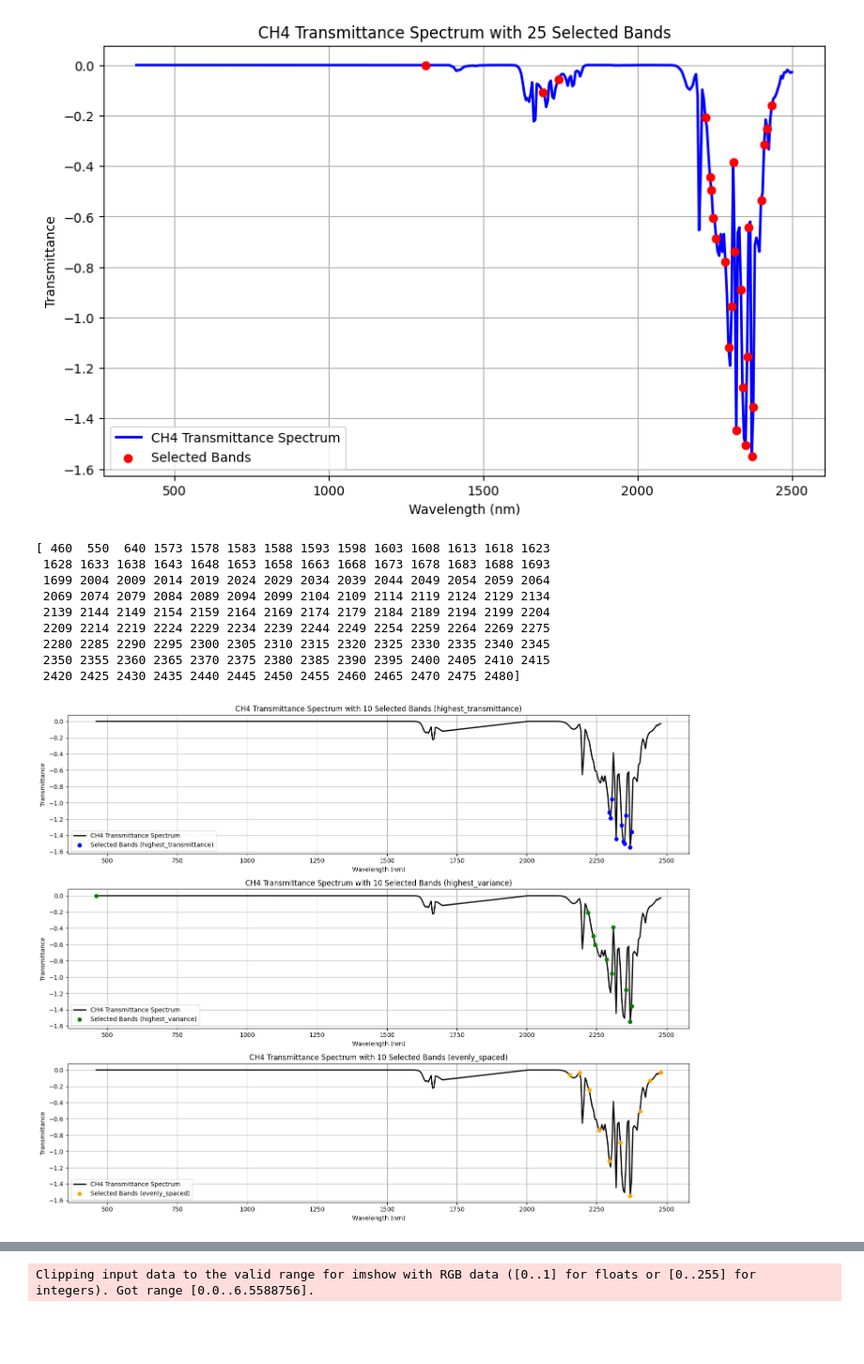
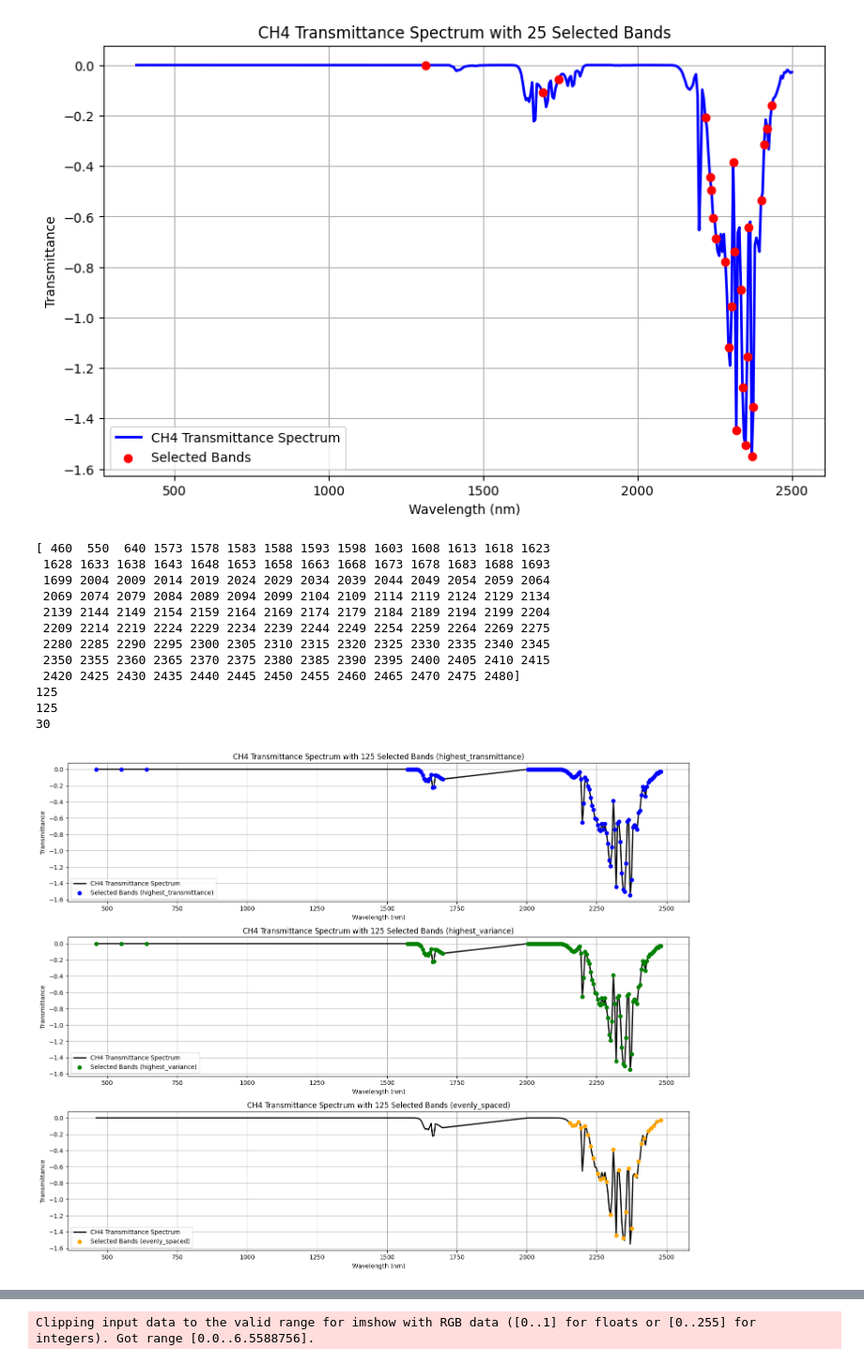
Before and after one commit to zaitra/methane-filters-benchmark, a Jupyter notebook: playbook.ipynb, the cells around one changed output, grey strips where cells are left out. Shown at 94% size. Cells and saved outputs as stored; diff of their text form; code cells hidden in the pictures; blank space fills up the shorter version.

```diff
--- a/playbook.ipynb
+++ b/playbook.ipynb
@@ -303,13 +303,13 @@ import numpy as np
 from utils import select_the_bands_by_transmittance
 
 # Set the number of bands to select
-N = 10
+N = 125
 
 # Apply all three strategies and get the selected bands
 selected_wavelengths_transmittance = {
     'highest_transmittance': select_the_bands_by_transmittance(wavelengths, transmittance, N, 'highest-transmittance'),
     'highest_variance': select_the_bands_by_transmittance(wavelengths, transmittance, N, 'highest-variance'),
-    'evenly_spaced': select_the_bands_by_transmittance(wavelengths, transmittance, N, 'evenly-spaced')
+    'evenly_spaced': select_the_bands_by_transmittance(wavelengths, transmittance, 30, 'evenly-spaced')
 }
 
 # Plotting the transmittance spectrum for all strategies
@@ -318,34 +318,38 @@ plt.figure(figsize=(15, 12))
 # Plot all strategies
 strategies = ['highest_transmittance', 'highest_variance', 'evenly_spaced']
 colors = ['blue', 'green', 'orange']
 
 for idx, strategy in enumerate(strategies):
     selected_wavelengths, selected_transmittance = selected_wavelengths_transmittance[strategy]
+    print(len(selected_wavelengths))
 
     plt.subplot(3, 1, idx + 1)  # 3 rows, 1 column, current subplot
     plt.plot(wavelengths, transmittance, label='CH4 Transmittance Spectrum', color='black', linewidth=2)
     plt.scatter(selected_wavelengths, selected_transmittance, color=colors[idx], label=f'Selected Bands ({strategy})', zorder=5)
 
     plt.title(f'CH4 Transmittance Spectrum with {N} Selected Bands ({strategy})')
     plt.xlabel('Wavelength (nm)')
     plt.ylabel('Transmittance')
     plt.legend()
     plt.grid(True)
 
 # Display all plots
 plt.tight_layout()
 plt.show()
 # %% [output]
 [ 460  550  640 1573 1578 1583 1588 1593 1598 1603 1608 1613 1618 1623
  1628 1633 1638 1643 1648 1653 1658 1663 1668 1673 1678 1683 1688 1693
  1699 2004 2009 2014 2019 2024 2029 2034 2039 2044 2049 2054 2059 2064
  2069 2074 2079 2084 2089 2094 2099 2104 2109 2114 2119 2124 2129 2134
  2139 2144 2149 2154 2159 2164 2169 2174 2179 2184 2189 2194 2199 2204
  2209 2214 2219 2224 2229 2234 2239 2244 2249 2254 2259 2264 2269 2275
  2280 2285 2290 2295 2300 2305 2310 2315 2320 2325 2330 2335 2340 2345
  2350 2355 2360 2365 2370 2375 2380 2385 2390 2395 2400 2405 2410 2415
  2420 2425 2430 2435 2440 2445 2450 2455 2460 2465 2470 2475 2480]
+125
+125
+30
-[figure, old version]
+[figure, new version]
 # %%
 import os
 import numpy as np
```
Also changed, not shown: parts of 1 cell of this notebook, 11 other files.
